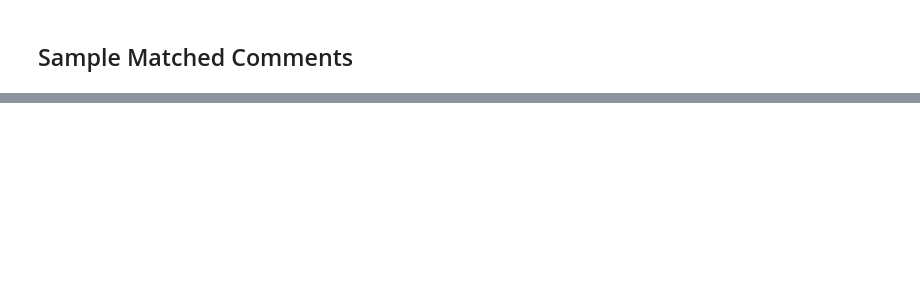
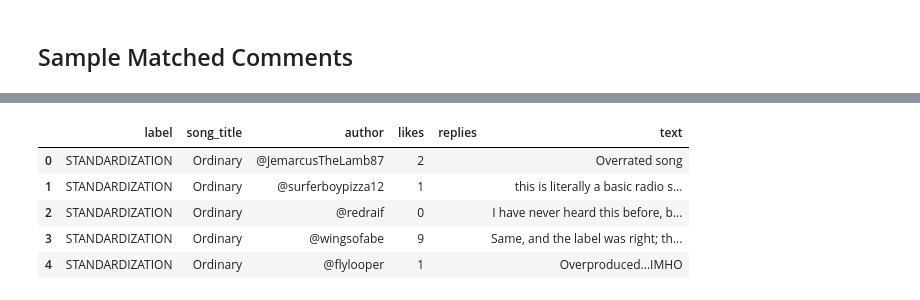
Before and after one commit to LuizFelipeBarbosa/testing-adorno, a Jupyter notebook: scraping_and_analysis/notebooks/02_rule_coverage.ipynb, the cells around one changed output, grey strips where cells are left out. Saved outputs shown, nothing was run; the diff lists cells and outputs as text; code cells hidden in the pictures; blank space fills up the shorter version.

```diff
--- a/scraping_and_analysis/notebooks/02_rule_coverage.ipynb
+++ b/scraping_and_analysis/notebooks/02_rule_coverage.ipynb
@@ -124,0 +127,68 @@ for lbl in CRITIQUE_LABELS:
+# %%
+import json
+import pandas as pd
+
+# 1. Load the raw comments from the JSON file
+with open('comments_merged.json', 'r', encoding='utf-8') as f:
+    raw_comments = json.load(f)
+
+# 2. Create a lookup dictionary for fast O(1) matching by comment content
+# We use the text content as the key to quickly retrieve author, likes, replies, and song title
+comments_lookup = {}
+for comment in raw_comments:
+    # Handle the field name whether it's 'text' or 'comment'
+    text_content = comment.get('text', comment.get('comment', ''))
+
+    comments_lookup[text_content] = {
+        'author': comment.get('author', 'Unknown'),
+        'song_title': comment.get('song_title', 'Unknown'),
+        # Check for 'votes' or 'like_count'
+        'likes': comment.get('votes', comment.get('like_count', 0)),
+        'replies': comment.get('replies', 0)
+    }
+
+# 3. Define the labels to iterate over
+CRITIQUE_LABELS = [
+    'STANDARDIZATION', 'PSEUDO_INDIVIDUALIZATION',
+    'COMMODIFICATION_MARKET_LOGIC', 'REGRESSIVE_LISTENING',
+    'AFFECTIVE_PREPACKAGING', 'FORMAL_RESISTANCE'
+]
+
+results = []
+
+# 4. Loop through the critique labels and matched comments
+for lbl in CRITIQUE_LABELS:
+    # Filter the dataframe for matched comments for this label
+    matched = df[df[f'rule_{lbl}'] == True]
+
+    for _, row in matched.iterrows():
+        # Get the original text from the dataframe to use for matching
+        df_text = row['text']
+
+        # Look up the stored info from the JSON data using the comment text
+        match_info = comments_lookup.get(df_text, {})
+
+        author = match_info.get('author', 'Unknown')
+        song_title = match_info.get('song_title', 'Unknown')
+        likes = match_info.get('likes', 0)
+        replies = match_info.get('replies', 0)
+
+        results.append({
+            'label': lbl,
+            'song_title': song_title,
+            'author': author,
+            'likes': likes,
+            'replies': replies,
+            'text': df_text
+        })
+
+# 5. Convert the list of results to a DataFrame for easy viewing
+matched_details_df = pd.DataFrame(results)
+display(matched_details_df.head())
+# %% [output]
+|  | label | song_title | author | likes | replies | text |
+| 0 | STANDARDIZATION | Ordinary | @JemarcusTheLamb87 | 2 |  | Overrated song |
+| 1 | STANDARDIZATION | Ordinary | @surferboypizza12 | 1 |  | this is literally a basic radio s... |
+| 2 | STANDARDIZATION | Ordinary | @redraif | 0 |  | I have never heard this before, b... |
+| 3 | STANDARDIZATION | Ordinary | @wingsofabe | 9 |  | Same, and the label was right; th... |
+| 4 | STANDARDIZATION | Ordinary | @flylooper | 1 |  | Overproduced...IMHO |
```
Also changed, not shown: parts of 7 cells of this notebook, 17 other files.
